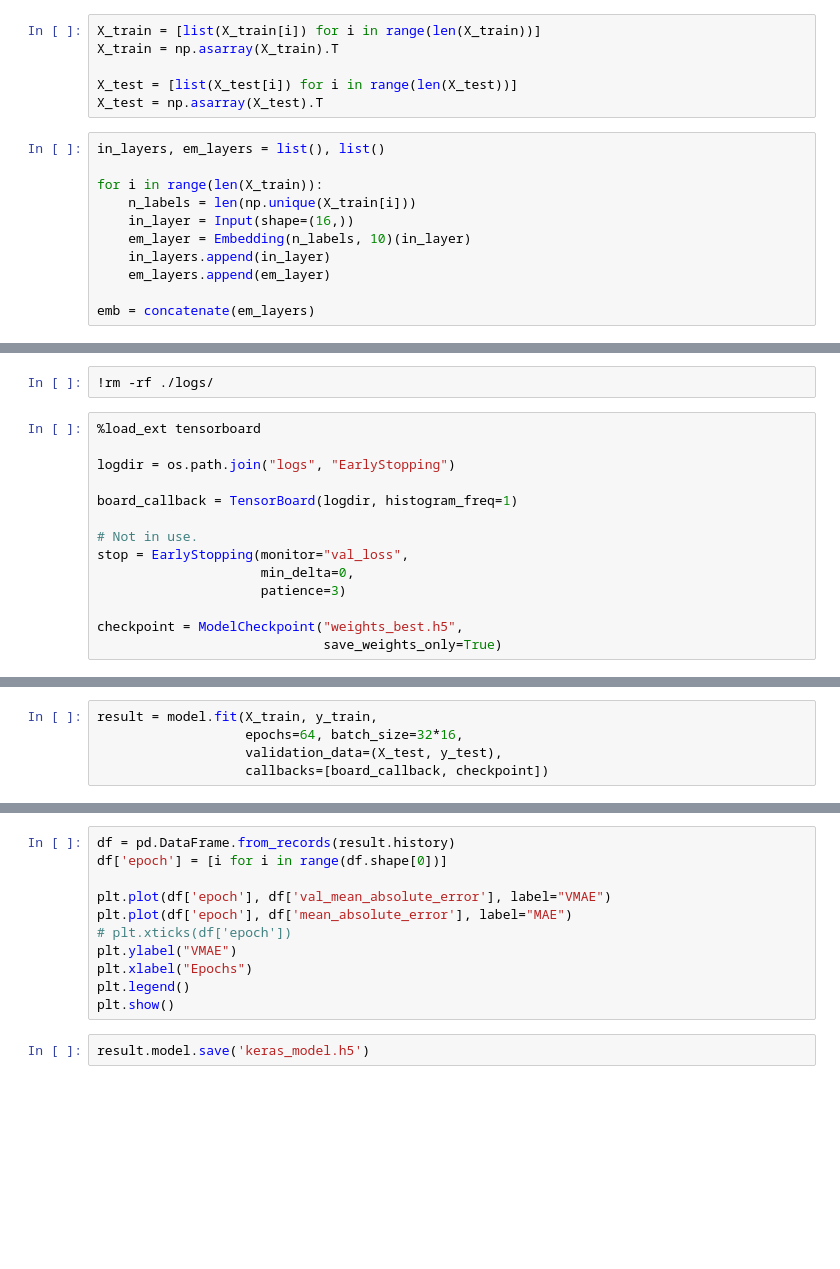
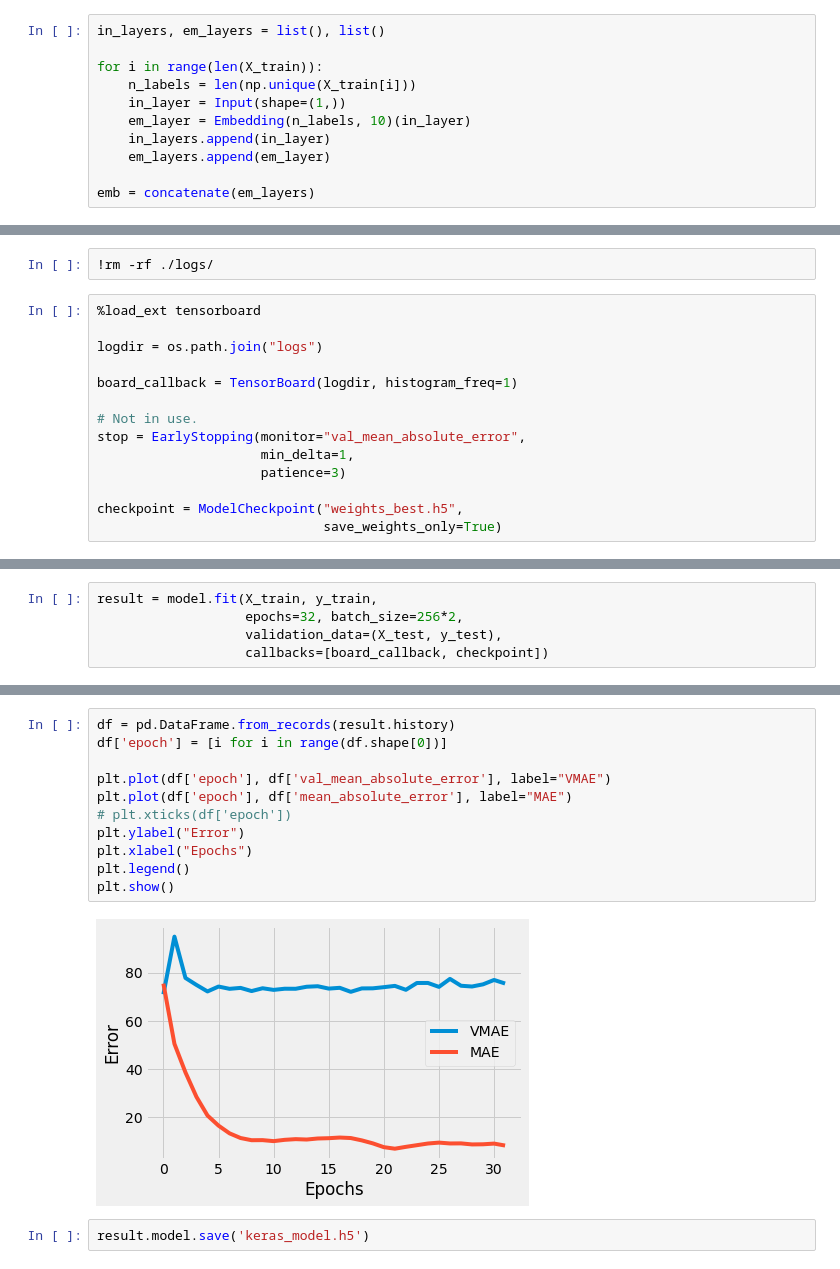
Before and after one commit to Airbnb-Ideal-Price/Front_End, a Jupyter notebook: Python Files/Airbnb Price Prediction Model.ipynb, the cells around one changed output, grey strips where cells are left out. Drawn from its saved outputs; the diff is of its cells as text; blank space fills up the shorter version.

```diff
--- a/Python Files/Airbnb Price Prediction Model.ipynb
+++ b/Python Files/Airbnb Price Prediction Model.ipynb
@@ -279,18 +234,12 @@ Baseline MAE: 97.59
 X_train, X_test = prepare_inputs(X_train, X_test)
 # %%
 X_train, X_test = scale_inputs(X_train, X_test)
-# %%
-X_train = [list(X_train[i]) for i in range(len(X_train))]
-X_train = np.asarray(X_train).T
-
-X_test = [list(X_test[i]) for i in range(len(X_test))]
-X_test = np.asarray(X_test).T
 # %%
 in_layers, em_layers = list(), list()
 
 for i in range(len(X_train)):
     n_labels = len(np.unique(X_train[i]))
-    in_layer = Input(shape=(16,))
+    in_layer = Input(shape=(1,))
     em_layer = Embedding(n_labels, 10)(in_layer)
     in_layers.append(in_layer)
     em_layers.append(em_layer)
@@ -311,13 +254,13 @@ model = KerasRegressor(model_creation_emb, verbose=1)
 # %%
 %load_ext tensorboard
 
-logdir = os.path.join("logs", "EarlyStopping")
+logdir = os.path.join("logs")
 
 board_callback = TensorBoard(logdir, histogram_freq=1)
 
 # Not in use.
-stop = EarlyStopping(monitor="val_loss",
-                     min_delta=0,
+stop = EarlyStopping(monitor="val_mean_absolute_error",
+                     min_delta=1,
                      patience=3)
 
 checkpoint = ModelCheckpoint("weights_best.h5",
@@ -328,6 +270,6 @@ The tensorboard extension is already loaded. To reload it, use:
 # %%
 result = model.fit(X_train, y_train,
-                   epochs=64, batch_size=32*16,
+                   epochs=32, batch_size=256*2,
                    validation_data=(X_test, y_test),
                    callbacks=[board_callback, checkpoint])
 # %% [output]
@@ -343,13 +328,15 @@ result.model.evaluate(X_test, y_test)
 # %%
 df = pd.DataFrame.from_records(result.history)
 df['epoch'] = [i for i in range(df.shape[0])]
 
 plt.plot(df['epoch'], df['val_mean_absolute_error'], label="VMAE")
 plt.plot(df['epoch'], df['mean_absolute_error'], label="MAE")
 # plt.xticks(df['epoch'])
-plt.ylabel("VMAE")
+plt.ylabel("Error")
 plt.xlabel("Epochs")
 plt.legend()
 plt.show()
+# %% [output]
+[figure, added]
 # %%
 result.model.save('keras_model.h5')
```
Also changed, not shown: parts of 15 cells of this notebook, 13 other files.
